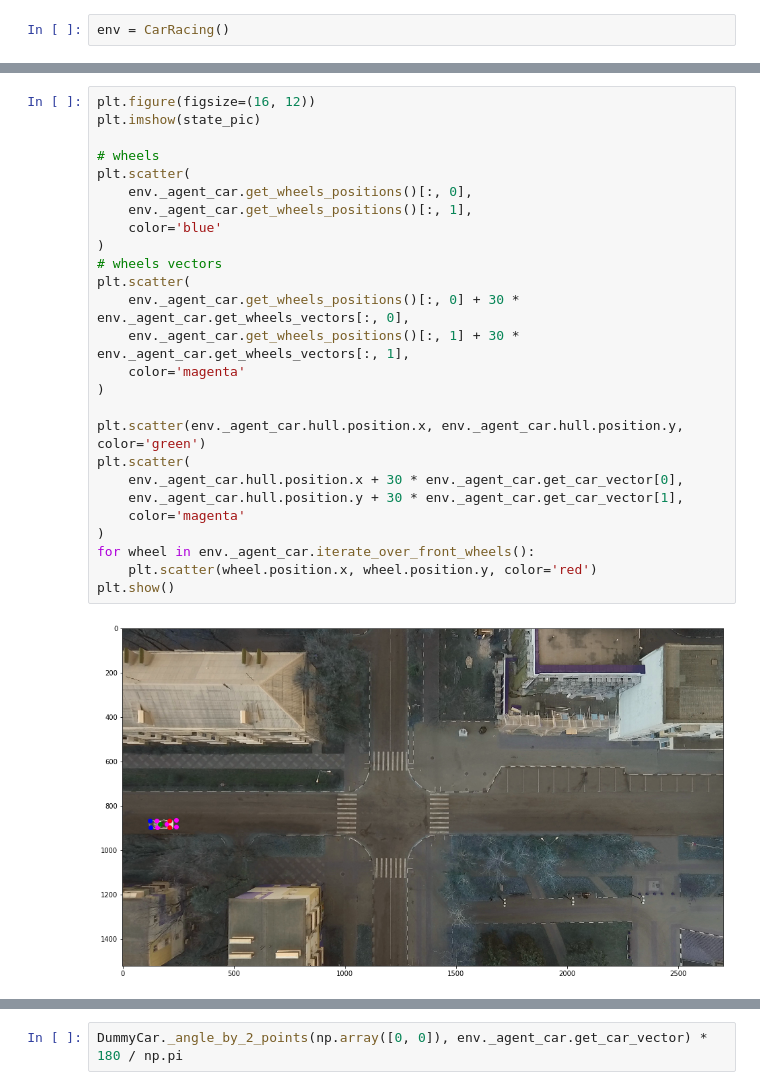
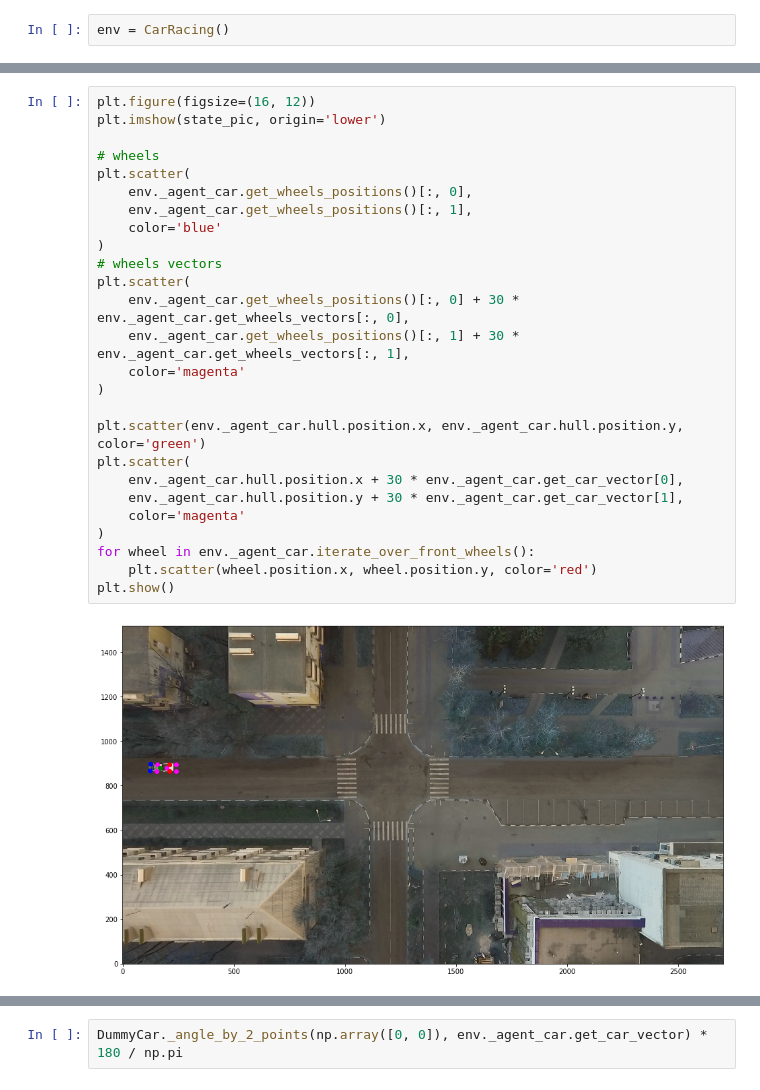
Before and after one commit to MartinsonMichael/raai-summer-school-2019, a Jupyter notebook: simulator/component_test.ipynb, the cells around one changed output, grey strips where cells are left out. Drawn from its saved outputs; the diff is of its cells as text.

```diff
--- a/simulator/component_test.ipynb
+++ b/simulator/component_test.ipynb
@@ -19,29 +21,29 @@ array([ 0.99991054, -0.01337598])
 # %%
 plt.figure(figsize=(16, 12))
-plt.imshow(state_pic)
+plt.imshow(state_pic, origin='lower')
 
 # wheels
 plt.scatter(
     env._agent_car.get_wheels_positions()[:, 0],
     env._agent_car.get_wheels_positions()[:, 1],
     color='blue'
 )
 # wheels vectors
 plt.scatter(
     env._agent_car.get_wheels_positions()[:, 0] + 30 * env._agent_car.get_wheels_vectors[:, 0],
     env._agent_car.get_wheels_positions()[:, 1] + 30 * env._agent_car.get_wheels_vectors[:, 1],
     color='magenta'
 )
 
 plt.scatter(env._agent_car.hull.position.x, env._agent_car.hull.position.y, color='green')
 plt.scatter(
     env._agent_car.hull.position.x + 30 * env._agent_car.get_car_vector[0],
     env._agent_car.hull.position.y + 30 * env._agent_car.get_car_vector[1],
     color='magenta'
 )
 for wheel in env._agent_car.iterate_over_front_wheels():
     plt.scatter(wheel.position.x, wheel.position.y, color='red')
 plt.show()
 # %% [output]
-[figure, old version]
+[figure, new version]
 # %%
```
Also changed, not shown: parts of 4 cells of this notebook, 6 other files.
